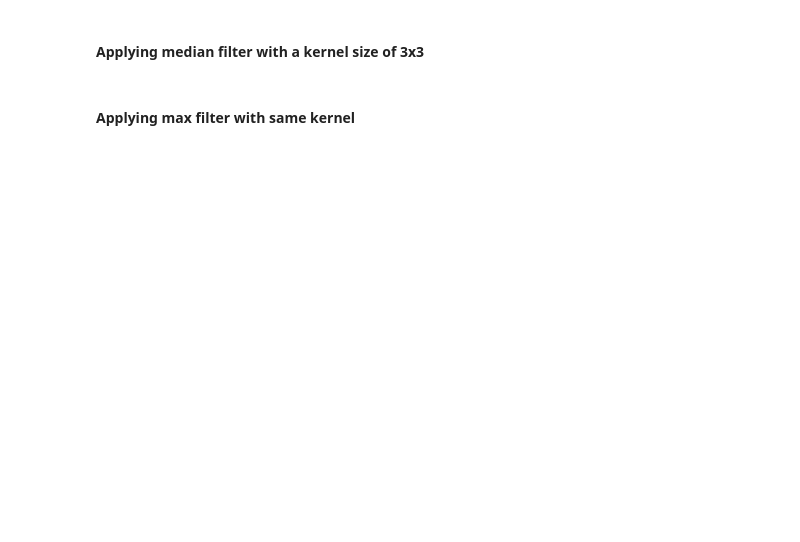
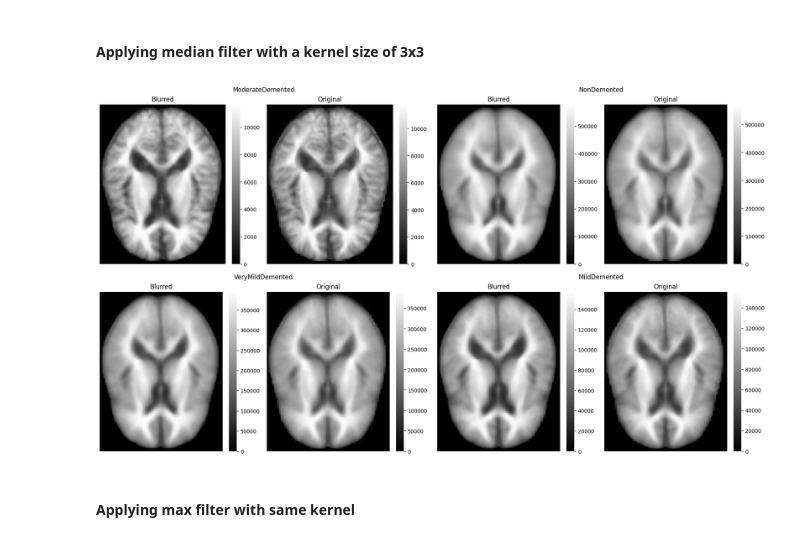
Before and after one commit to lazarovziv/ML-Pipeline, a Jupyter notebook: notebook.ipynb, the cells around one changed output. Cells and saved outputs as stored; diff of their text form; code cells hidden in the pictures; blank space fills up the shorter version.

```diff
--- a/notebook.ipynb
+++ b/notebook.ipynb
@@ -207,14 +207,14 @@ def plot_transformed_and_original(transformed_images):
 
         blurred_images = transformed_images[np.where(images_labels == class_idx)]
         blurred_heatmap = np.sum(blurred_images, axis=0)
-        sns.heatmap(blurred_heatmap, ax=axes[0], cmap='grey')
+        sns.heatmap(blurred_heatmap, ax=axes[0], cmap='gray')
         axes[0].set_title('Blurred')
         axes[0].get_yaxis().set_visible(False)
         axes[0].get_xaxis().set_visible(False)
 
         original_images = images[np.where(images_labels == class_idx)]
         original_heatmap = np.sum(original_images, axis=0)
-        sns.heatmap(original_heatmap, ax=axes[1], cmap='grey')
+        sns.heatmap(original_heatmap, ax=axes[1], cmap='gray')
         axes[1].set_title('Original')
         axes[1].get_yaxis().set_visible(False)
         axes[1].get_xaxis().set_visible(False)
@@ -225,7 +225,9 @@ def apply_filter(filter_func, **kwargs):
 # %% [markdown]
 #### Applying median filter with a kernel size of 3x3
 # %%
-# apply_filter(sp.ndimage.median_filter, size=3)
+apply_filter(sp.ndimage.median_filter, size=3)
+# %% [output]
+[figure, added]
 # %% [markdown]
 #### Applying max filter with same kernel
 # %%
```
Also changed, not shown: parts of 35 cells of this notebook.
